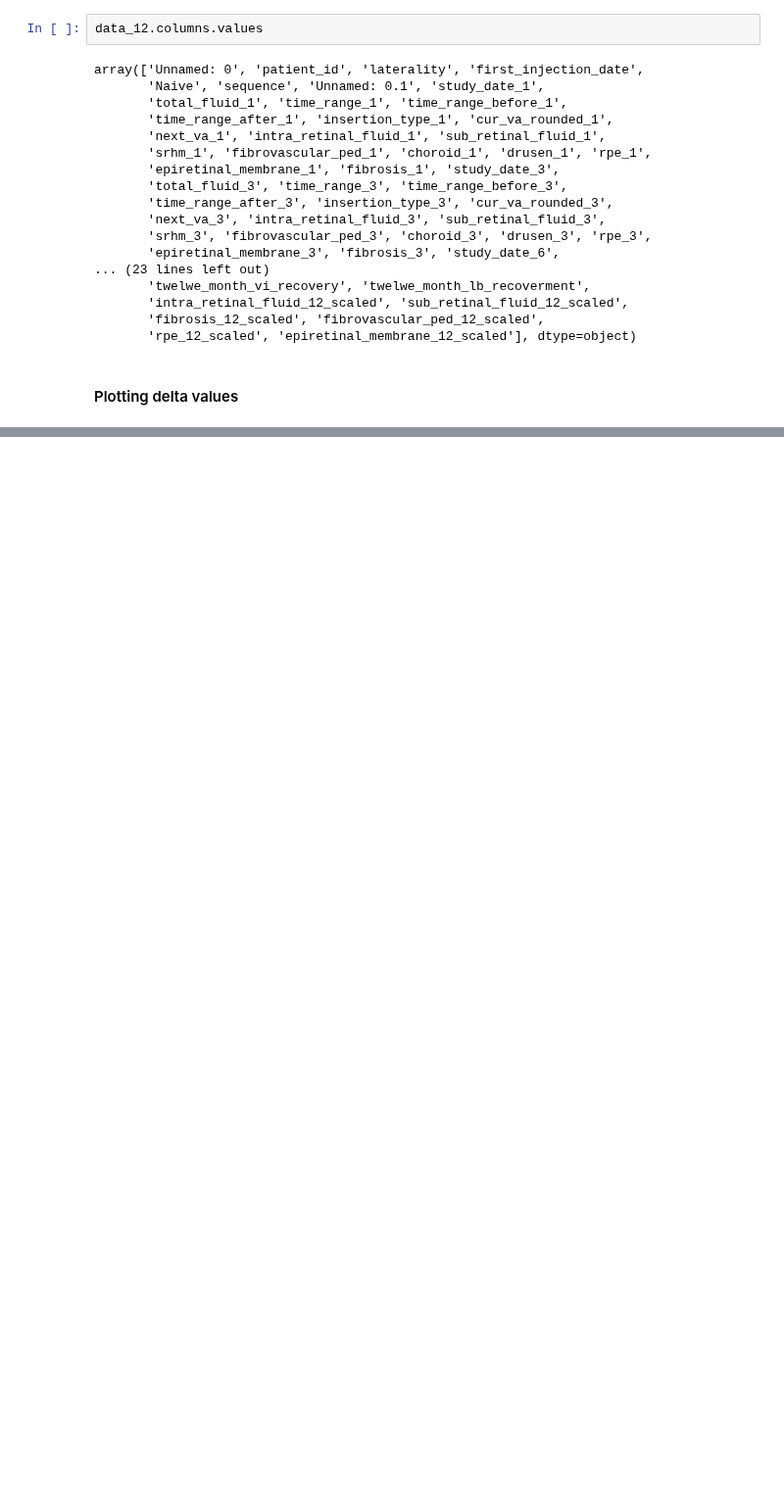
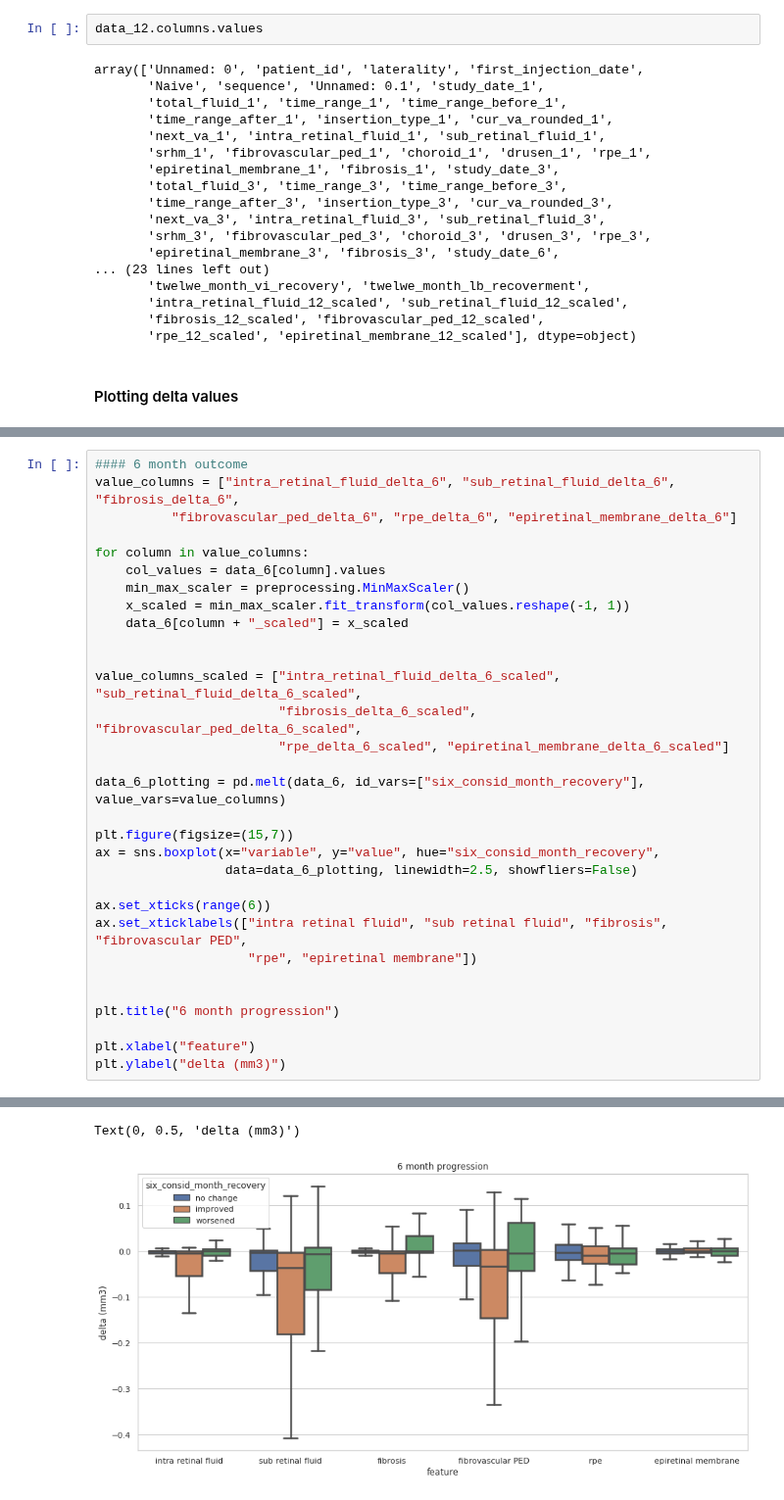
Before and after one commit to theislab/LODE, a Jupyter notebook: feature_statistics/notebooks/0_2_time_series_1-3-6-12-24-months.ipynb, the cells around one changed output, grey strips where cells are left out. Shown at 98% size. Saved outputs shown, nothing was run; the diff lists cells and outputs as text; blank space fills up the shorter version.

```diff
--- a/feature_statistics/notebooks/0_2_time_series_1-3-6-12-24-months.ipynb
+++ b/feature_statistics/notebooks/0_2_time_series_1-3-6-12-24-months.ipynb
@@ -503,0 +575,32 @@ See the caveats in the documentation: http://pandas.pydata.org/pandas-docs/stabl
+# %%
+#### 6 month outcome
+value_columns = ["intra_retinal_fluid_delta_6", "sub_retinal_fluid_delta_6", "fibrosis_delta_6",
+          "fibrovascular_ped_delta_6", "rpe_delta_6", "epiretinal_membrane_delta_6"]
+
+for column in value_columns:
+    col_values = data_6[column].values
+    min_max_scaler = preprocessing.MinMaxScaler()
+    x_scaled = min_max_scaler.fit_transform(col_values.reshape(-1, 1))
+    data_6[column + "_scaled"] = x_scaled
+
+
+value_columns_scaled = ["intra_retinal_fluid_delta_6_scaled", "sub_retinal_fluid_delta_6_scaled",
+                        "fibrosis_delta_6_scaled", "fibrovascular_ped_delta_6_scaled",
+                        "rpe_delta_6_scaled", "epiretinal_membrane_delta_6_scaled"]
+
+data_6_plotting = pd.melt(data_6, id_vars=["six_consid_month_recovery"], value_vars=value_columns)
+
+plt.figure(figsize=(15,7))
+ax = sns.boxplot(x="variable", y="value", hue="six_consid_month_recovery",
+                 data=data_6_plotting, linewidth=2.5, showfliers=False)
+
+ax.set_xticks(range(6))
+ax.set_xticklabels(["intra retinal fluid", "sub retinal fluid", "fibrosis", "fibrovascular PED",
+                    "rpe", "epiretinal membrane"])
+
+
+plt.title("6 month progression")
+
+plt.xlabel("feature")
+plt.ylabel("delta (mm3)")
+# %% [output]
@@ -503,0 +624,2 @@ See the caveats in the documentation: http://pandas.pydata.org/pandas-docs/stabl
+Text(0, 0.5, 'delta (mm3)')
+[figure, added]
```
Also changed, not shown: parts of 11 cells of this notebook, 12 other files.
